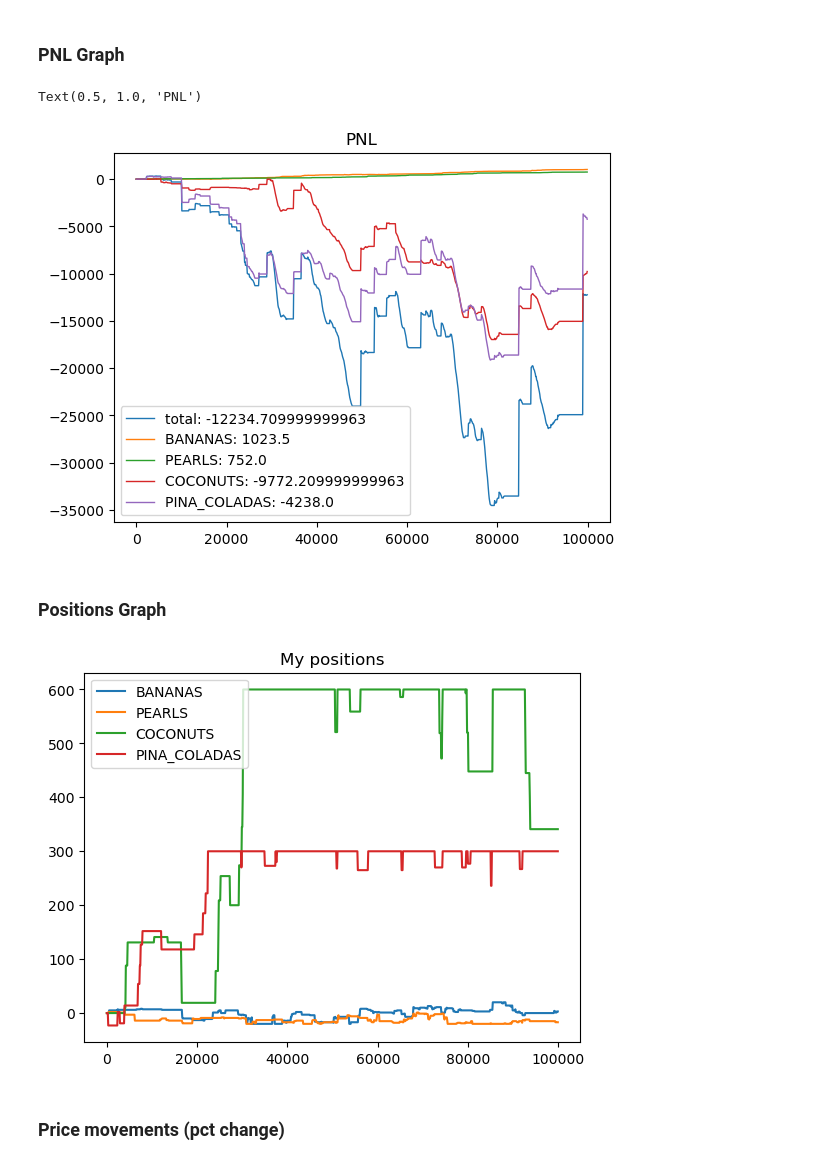
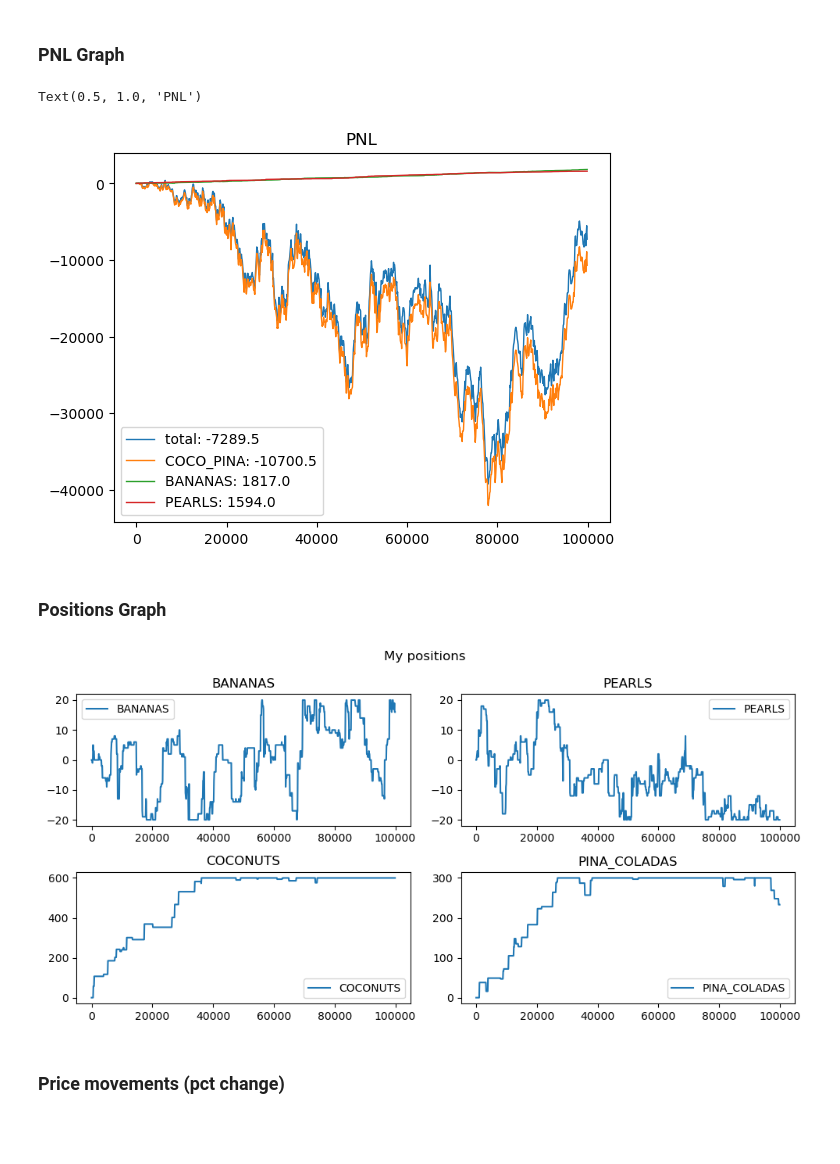
Before and after one commit to rzhan11/IMCTradingComp23, a Jupyter notebook: nbs/exploration-Copy9.ipynb, the cells around one changed output. Drawn from its saved outputs; the diff is of its cells as text; code cells hidden in the pictures; blank space fills up the shorter version.

```diff
--- a/nbs/exploration-Copy9.ipynb
+++ b/nbs/exploration-Copy9.ipynb
@@ -31,7 +31,7 @@ from log_parser import process_file, process_file_jasper
 # %%
 # _fname = "../replays/local.log"
 # _fname = "../replays/day1-log15.log"
-_fname = "../replays/day2-log1.log"
+_fname = "../replays/day2-log6.log"
 _time_step = 100
 _max_time = 100000
 _num_close_turns = 30
@@ -1055,7 +1019,16 @@ my_positions
 ### PNL Graph
 # %%
 # pnl
-for prod in ["total", *_products]:
+
+# calc pnl from coco/pina pair
+my_positions["COCO_PINA_pnl"] = my_positions["COCONUTS_pnl"] + my_positions["PINA_COLADAS_pnl"]
+
+## shown products
+
+products_shown = ["total", "COCO_PINA", "BANANAS", "PEARLS"]
+# products_shown = ["total", *_products]
+
+for prod in products_shown:
     pnl = my_positions[f"{prod}_pnl"].iloc[-1]
     plt.plot(my_positions["time"], my_positions[f"{prod}_pnl"], label=f"{prod}: {pnl}", linewidth=1)
 
@@ -1063,20 +1036,26 @@ plt.legend()
 plt.title(f"PNL")
 # %% [output]
 Text(0.5, 1.0, 'PNL')
-[figure, old version]
+[figure, new version]
 # %% [markdown]
 ### Positions Graph
 # %%
 # plot my positions in each product
 
-for sym in _symbols:
+plt.figure(figsize=(10, 5))
+
+for sym_i, sym in enumerate(_symbols):
+    plt.subplot(2, 2, sym_i+1)
     plt.plot(my_positions["time"], my_positions[sym], label=sym)
+    plt.title(sym)
+    plt.legend()
 
-plt.title("My positions")
-plt.legend()
+
+plt.suptitle("My positions")
+plt.tight_layout()
 plt.show()
 # %% [output]
-[figure, old version]
+[figure, new version]
 # %% [markdown]
 ### Price movements (pct change)
 # %%
```
Also changed, not shown: parts of 45 cells of this notebook, 4 other files.
